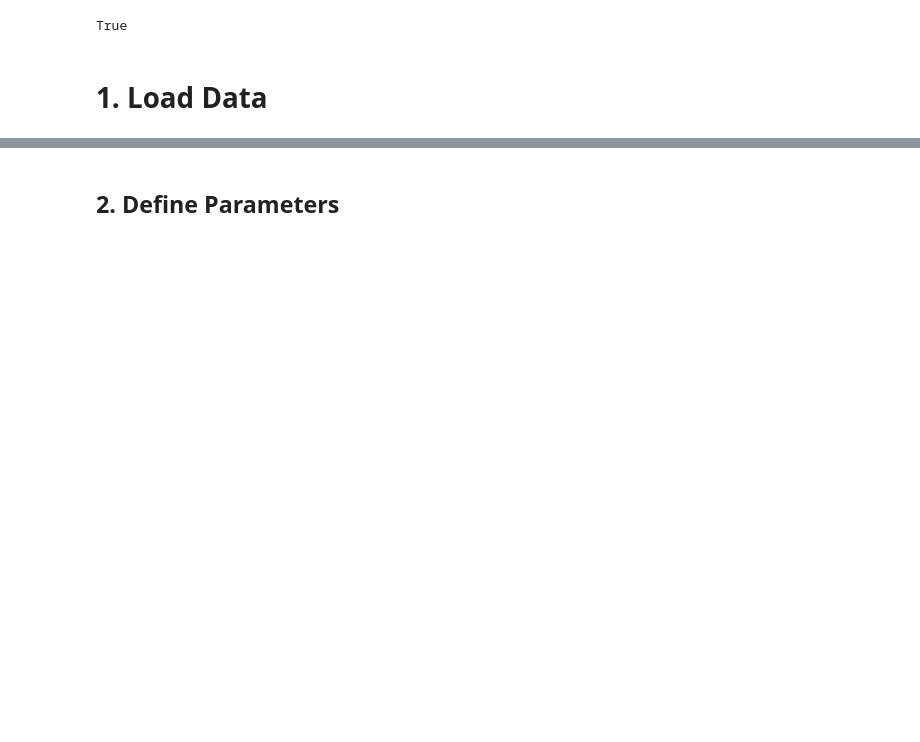
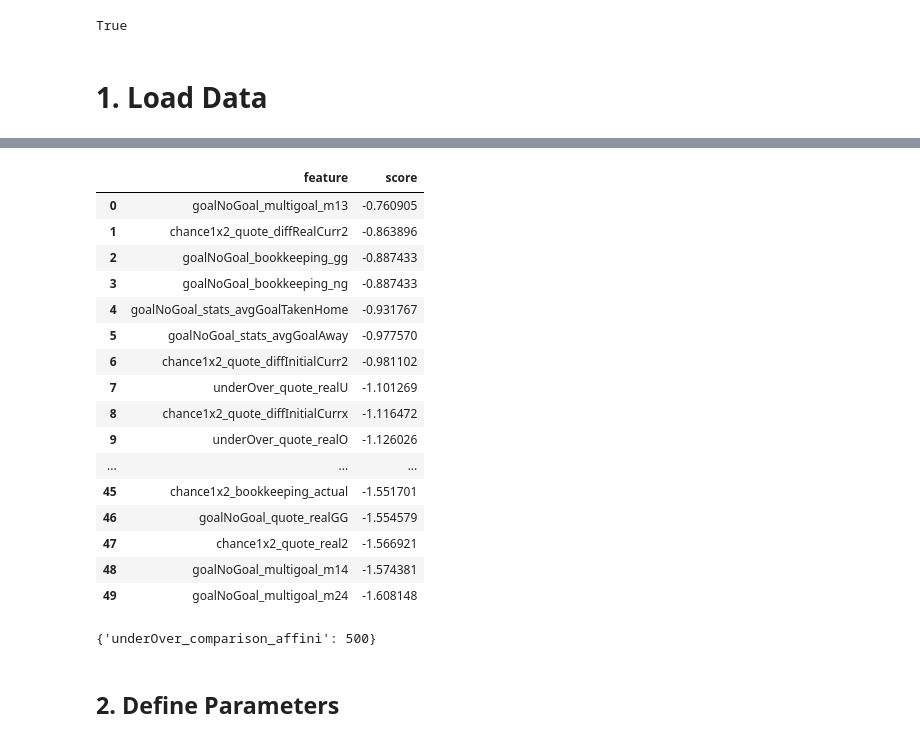
Before and after one commit to NickOLeeney/bet-master-analytics, a Jupyter notebook: src/models/goal_ht/optuna_pipeline.ipynb, the cells around one changed output, grey strips where cells are left out. Drawn from its saved outputs; the diff is of its cells as text; code cells hidden in the pictures; blank space fills up the shorter version.

```diff
--- a/src/models/goal_ht/optuna_pipeline.ipynb
+++ b/src/models/goal_ht/optuna_pipeline.ipynb
@@ -55,0 +56,15 @@ features_tot = chance_features + goalNoGoal_features + underOver_features + eval
+# %%
+# Define the feature selection raw search
+objective_hyperparameters = {
+    "n_trials": 500, # 500 - 1000
+    "n_studies": 5, # 50
+    "min_obs": 100,
+    "lambda": 1, # 0.5, 1, 2
+    "tpe_sampler":
+        {
+            "n_startup_trials": 10, # 100, # 10 - 30 per search space semplici, 50 100+ per seearch space con molti minimi
+            "n_ei_candidates": 24, #128 # 24 default, problemi difficili: 64 o 128
+        }
+}
+
+feature_rank = get_best_features(df=df_train, features=features_tot, objective_hyperparameters=objective_hyperparameters)
@@ -56,2 +91,26 @@ features_tot = chance_features + goalNoGoal_features + underOver_features + eval
+# %%
+feature_rank.head(50)
+# %% [output]
+|  | feature | score |
+| 0 | goalNoGoal_multigoal_m13 | -0.760905 |
+| 1 | chance1x2_quote_diffRealCurr2 | -0.863896 |
+| 2 | goalNoGoal_bookkeeping_gg | -0.887433 |
+| 3 | goalNoGoal_bookkeeping_ng | -0.887433 |
+| 4 | goalNoGoal_stats_avgGoalTakenHome | -0.931767 |
+| 5 | goalNoGoal_stats_avgGoalAway | -0.977570 |
+| 6 | chance1x2_quote_diffInitialCurr2 | -0.981102 |
+| 7 | underOver_quote_realU | -1.101269 |
+| 8 | chance1x2_quote_diffInitialCurrx | -1.116472 |
+| 9 | underOver_quote_realO | -1.126026 |
+| ... | ... | ... |
+| 45 | chance1x2_bookkeeping_actual | -1.551701 |
+| 46 | goalNoGoal_quote_realGG | -1.554579 |
+| 47 | chance1x2_quote_real2 | -1.566921 |
+| 48 | goalNoGoal_multigoal_m14 | -1.574381 |
+| 49 | goalNoGoal_multigoal_m24 | -1.608148 |
+# %%
+get_feature_bins_map(df=df, features=['underOver_comparison_affini'])
+# %% [output]
+{'underOver_comparison_affini': 500}
 # %% [markdown]
 ## 2. Define Parameters
```
Also changed, not shown: parts of 13 cells of this notebook, 13 other files.
